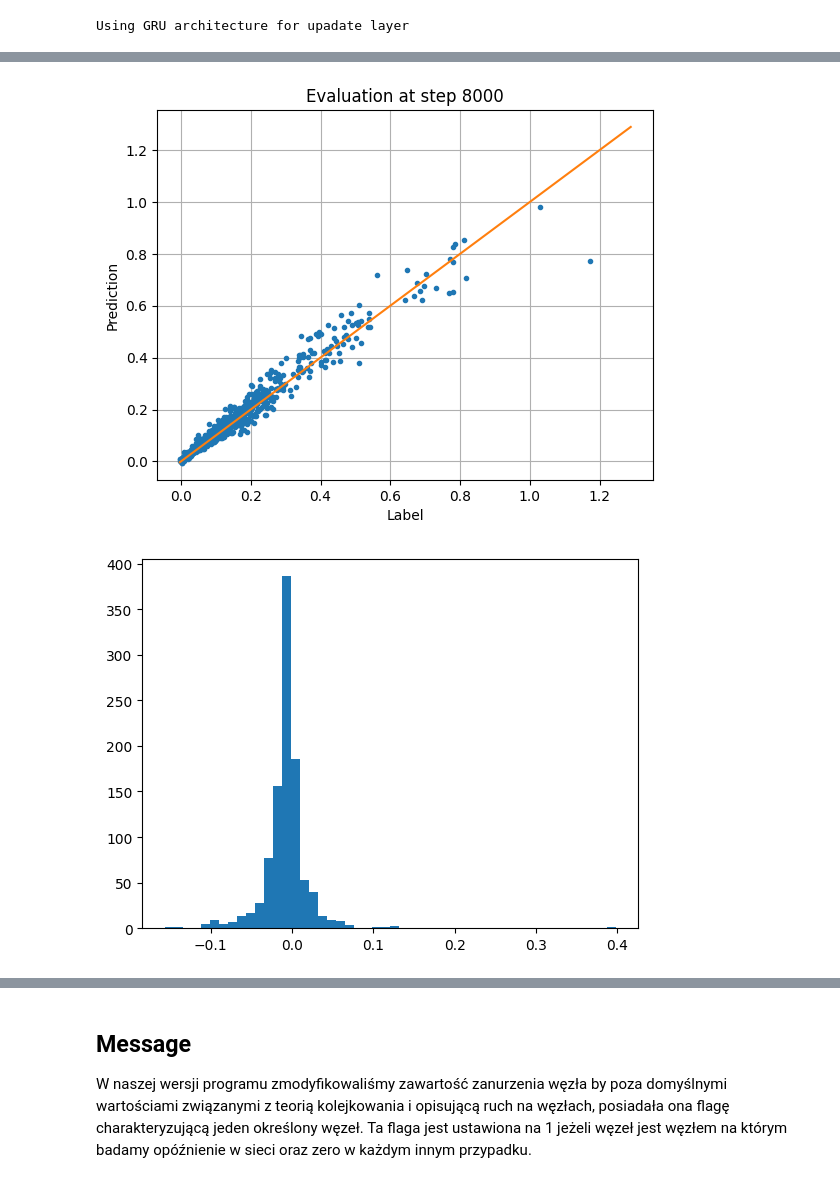
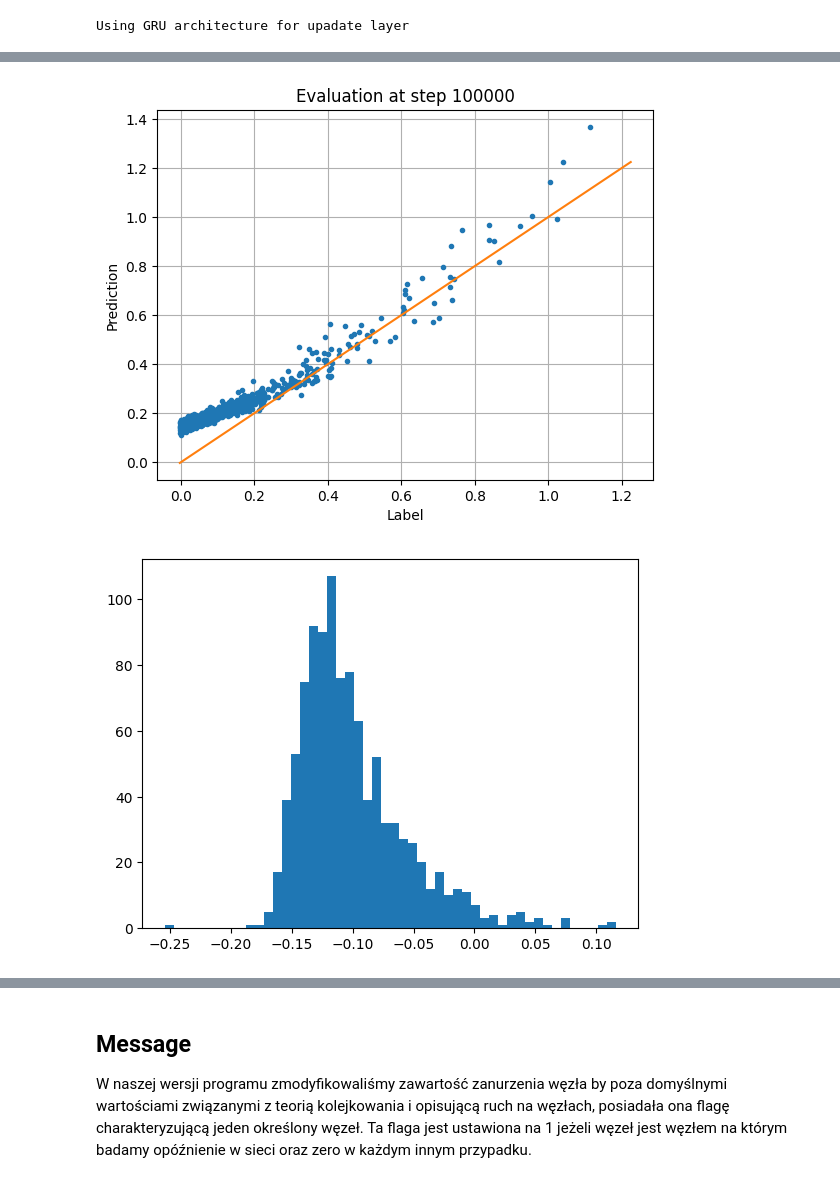
Before and after one commit to monobrew/net2vec, a Jupyter notebook: GNN_projekt.ipynb, the cells around one changed output, grey strips where cells are left out. Cells and saved outputs as stored; diff of their text form; code cells hidden in the pictures.

```diff
--- a/GNN_projekt.ipynb
+++ b/GNN_projekt.ipynb
@@ -121,7 +169,7 @@ def make_set():
     serialized_batch = ds.make_one_shot_iterator().get_next()
     return serialized_batch
 # %%
-g=tf.Graph()python3.7 samples.py -N <liczba sampli> -o <nazwa pliku wyjściowego>
+g=tf.Graph()
 
 
 with g.as_default():
@@ -142,8 +206,8 @@ with tf.Session(graph=g) as ses:
     ses.run(tf.global_variables_initializer())
     ckpt=tf.train.latest_checkpoint(args.log_dir)
     if ckpt:
-        print( Loading checkpint: %s  % (ckpt))
-        tf.logging.info( Loading checkpint: %s  % (ckpt))
+        print("Loading checkpint: %s" % (ckpt))
+        tf.logging.info("Loading checkpint: %s" % (ckpt))
         saver.restore(ses, ckpt)
 
     label_py=[]
@@ -195,5 +259,5 @@ INFO:tensorflow:Restoring parameters from log\model.ckpt-8000
-[figure, old version]
+[figure, new version]
-[figure, old version]
+[figure, new version]
 # %% [markdown]
  ## Message passing
 W grafowych sieciach neuronowych GNN. Celem modelu jest przyjęcie reprezentacji grafu przechowującej informacje o pojedynczych wierzchołkach (i/lub krawędziach) a następnie wyprodukowanie reprezentacji umożliwiającej odczytanie kontekstu tego wierzchołka (i/lub krawędzi) w grafie poprzez utworzenie odpowiedniego zanurzenia (embedding).
```
Also changed, not shown: parts of 7 cells of this notebook.
